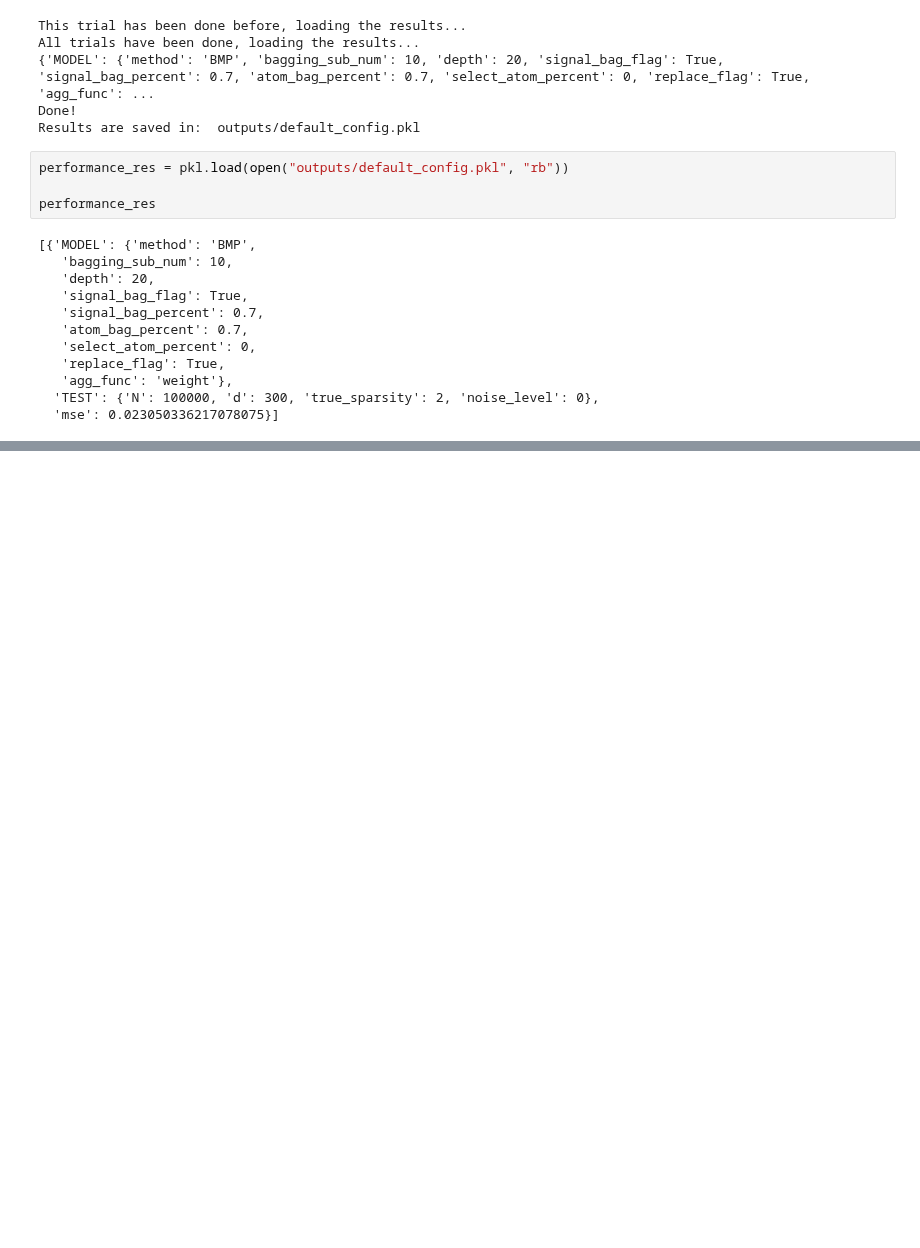
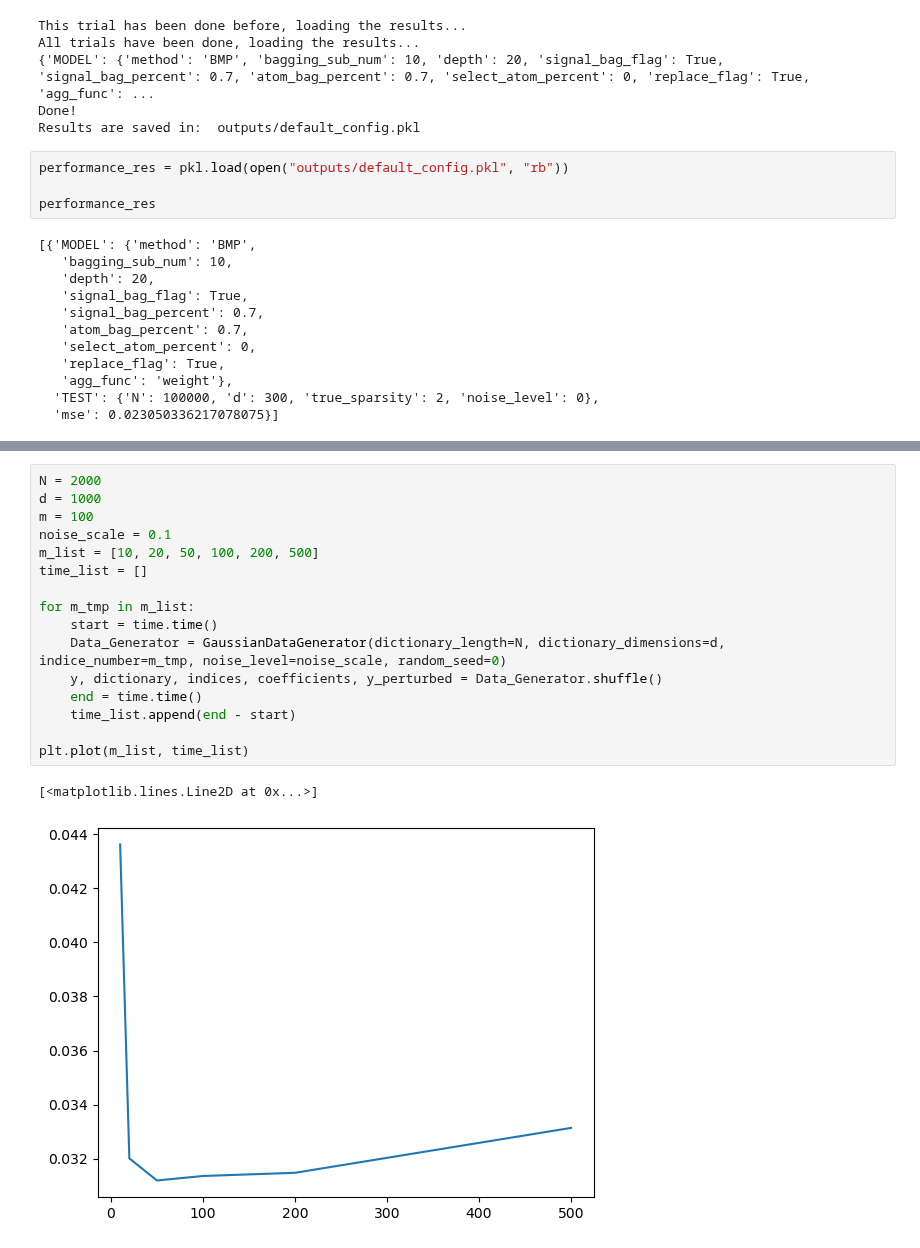
Before and after one commit to sleepysunny311/Projection_Pursuit_Summer, a Jupyter notebook: task2/test_sty.ipynb, the cells around one changed output, grey strips where cells are left out. Cells and saved outputs as stored; diff of their text form; blank space fills up the shorter version.

```diff
--- a/task2/test_sty.ipynb
+++ b/task2/test_sty.ipynb
@@ -60,0 +98,19 @@ performance_res
+# %%
+N = 2000
+d = 1000
+m = 100
+noise_scale = 0.1
+m_list = [10, 20, 50, 100, 200, 500]
+time_list = []
+
+for m_tmp in m_list:
+    start = time.time()
+    Data_Generator = GaussianDataGenerator(dictionary_length=N, dictionary_dimensions=d, indice_number=m_tmp, noise_level=noise_scale, random_seed=0)
+    y, dictionary, indices, coefficients, y_perturbed = Data_Generator.shuffle()
+    end = time.time()
+    time_list.append(end - start)
+
+plt.plot(m_list, time_list)
+# %% [output]
+[<matplotlib.lines.Line2D at 0x...>]
+[figure, added]
```
Also changed, not shown: parts of 5 cells of this notebook, 1 other file.
